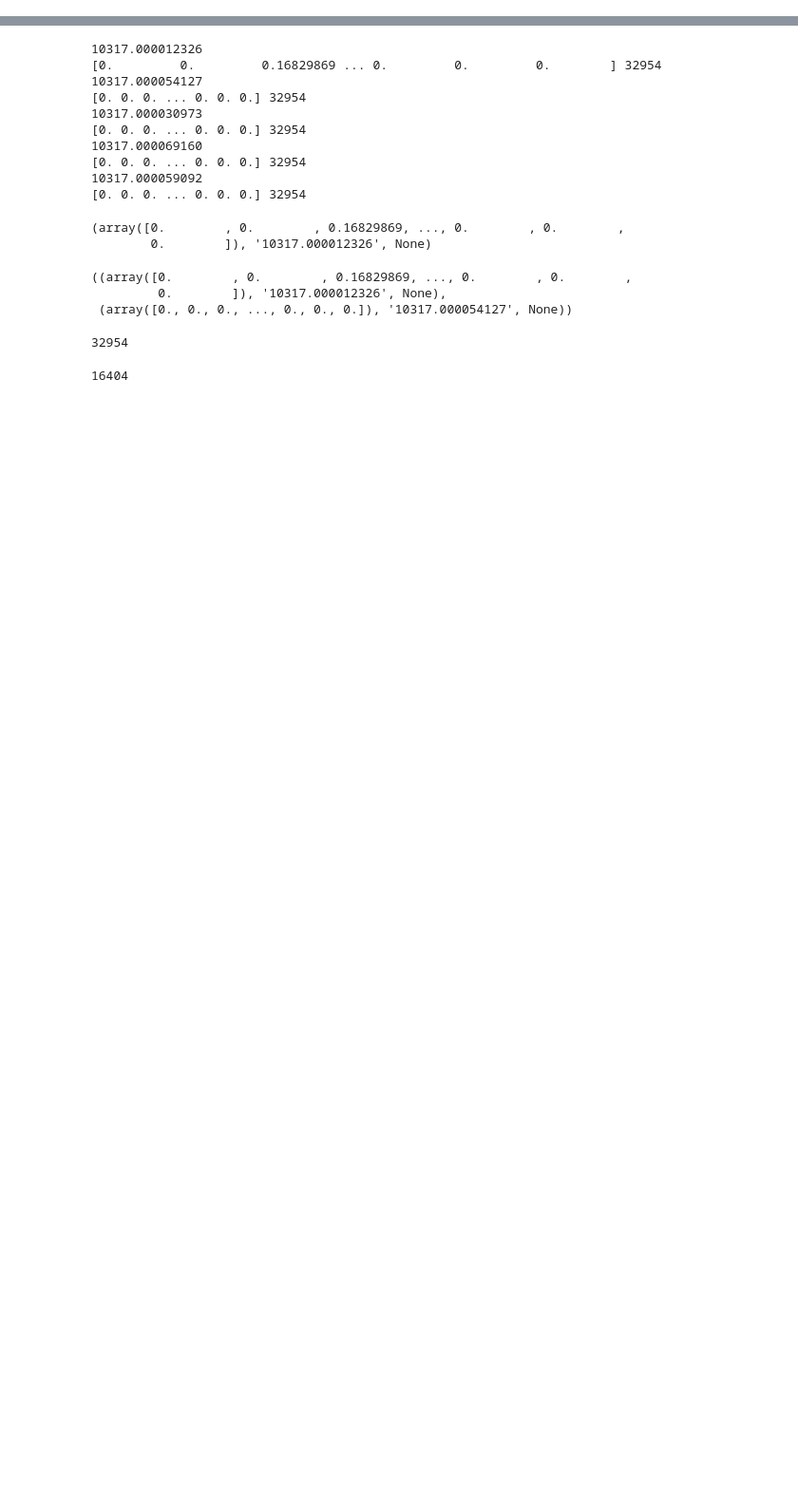
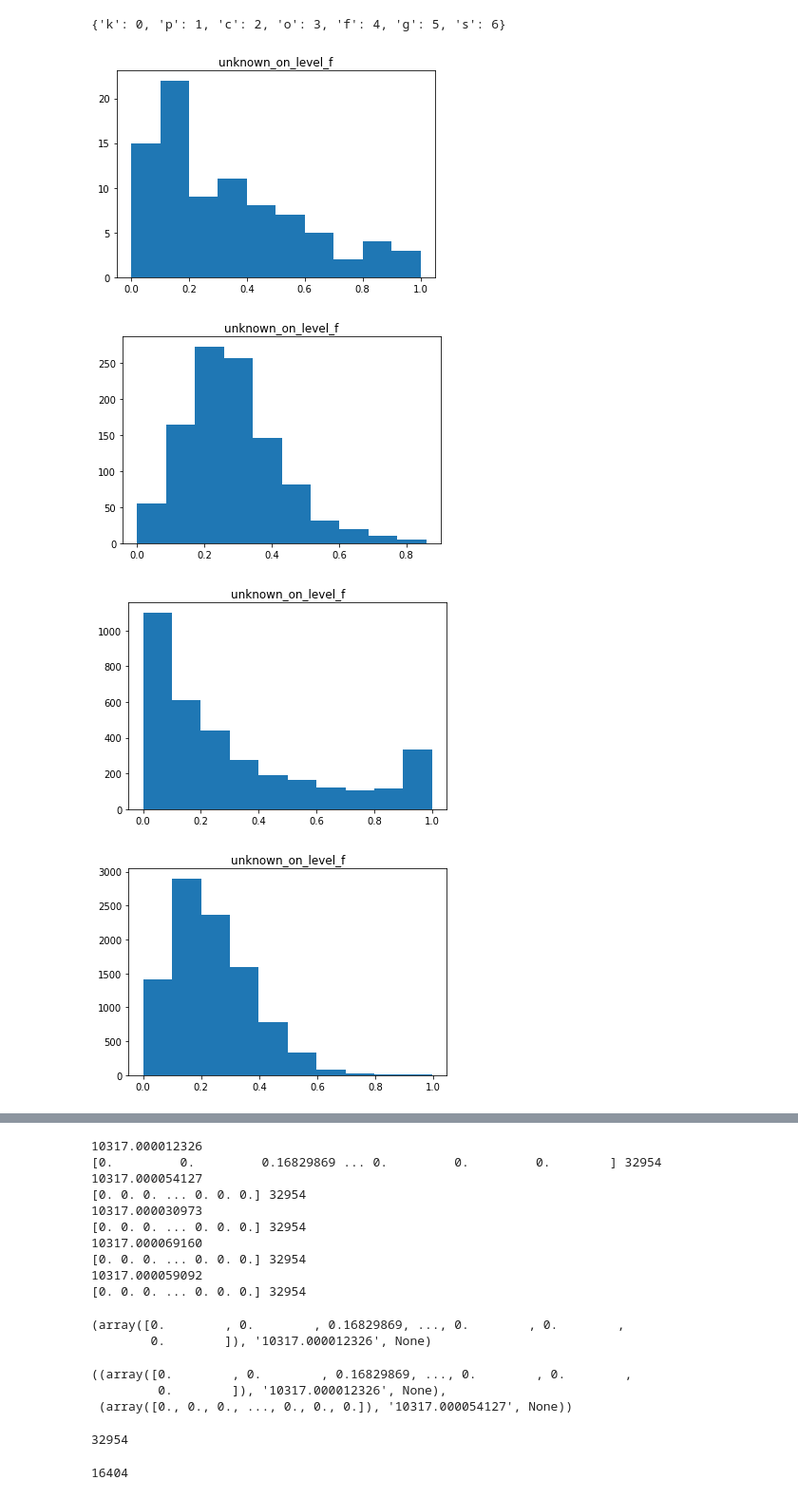
Before and after one commit to rykachevskiy/MetaGenomeSK2018, a Jupyter notebook: src/investigate_tables.ipynb, the cells around one changed output, grey strips where cells are left out. Shown at 95% size. Cells and saved outputs as stored; diff of their text form; code cells hidden in the pictures; blank space fills up the shorter version.

```diff
--- a/src/Files.ipynb
+++ b/src/investigate_tables.ipynb
@@ -99,0 +210,2 @@ print(len(ts_t2d),fails_t2d)
+# %%
+data, columnt_to_taxonomy = merge_tables([ts_ptb, ts_ibd, ts_t2d, ts_old], 'g', 2, 1)
@@ -99,0 +334,40 @@ print(len(ts_t2d),fails_t2d)
+# %%
+def process_multiple(ts, level):
+    variations = {}
+    variations_all = set()
+    mask = []
+    unknown_fractions = []
+    for t in tqdm.tqdm(ts):
+        counts, weights, data, levels, taxonomies = process_t(t)
+        flag, unknown_fraction, weights, all_seen_tax = check_on_level(data, taxonomies, levels, level, v=0)
+
+        mask.append(flag)
+        #print(classes)
+        unknown_fractions.append(unknown_fraction)
+
+        for k,v in weights.items():
+            if k in variations:
+                variations[k] += v
+            else:
+                variations[k] = v
+        variations_all = variations_all.union(all_seen_tax)
+
+    for k in variations.keys():
+        variations[k] /= len(ts)
+
+    return variations, variations_all, mask, unknown_fractions
+# %%
+TaxToNum
+# %% [output]
+{'k': 0, 'p': 1, 'c': 2, 'o': 3, 'f': 4, 'g': 5, 's': 6}
+# %%
+res_old = process_multiple(ts_old[:], 5)
+res_ibd = process_multiple(ts_ibd[:], 5)
+res_t2d = process_multiple(ts_t2d[:], 5)
+res_ptb = process_multiple(ts_ptb[:], 5)
+# %%
+def postprocess_res(res, level):
+    _ = plt.hist(res[3])
+    plt.title(level)
+    plt.show()
+    return sort_dictionary_by_val(res[0]), res[1], sum(res[2]) / len(res[2]), len(res[2]) - sum(res[2]), res[2]
@@ -99,0 +382,11 @@ print(len(ts_t2d),fails_t2d)
+# %%
+title =  "unknown_on_level_f"
+pres_ibd = postprocess_res(res_ibd, title)
+pres_t2d = postprocess_res(res_t2d, title)
+pres_ptb = postprocess_res(res_ptb, title)
+pres_old = postprocess_res(res_old, title)
+# %% [output]
+[figure, added]
+[figure, added]
+[figure, added]
+[figure, added]
```
Also changed, not shown: parts of 163 cells of this notebook, 5 other files.
